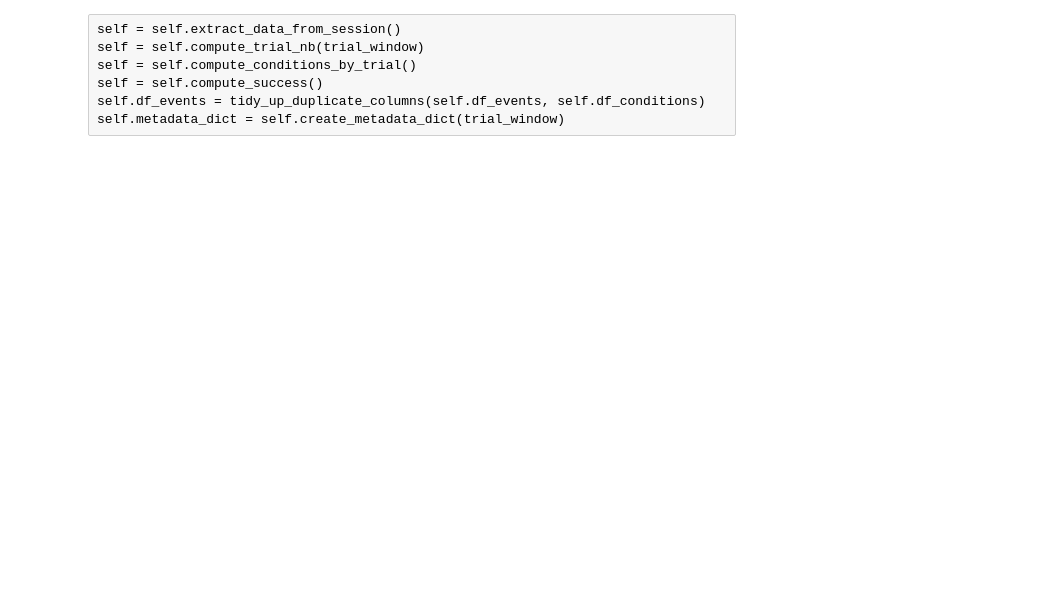
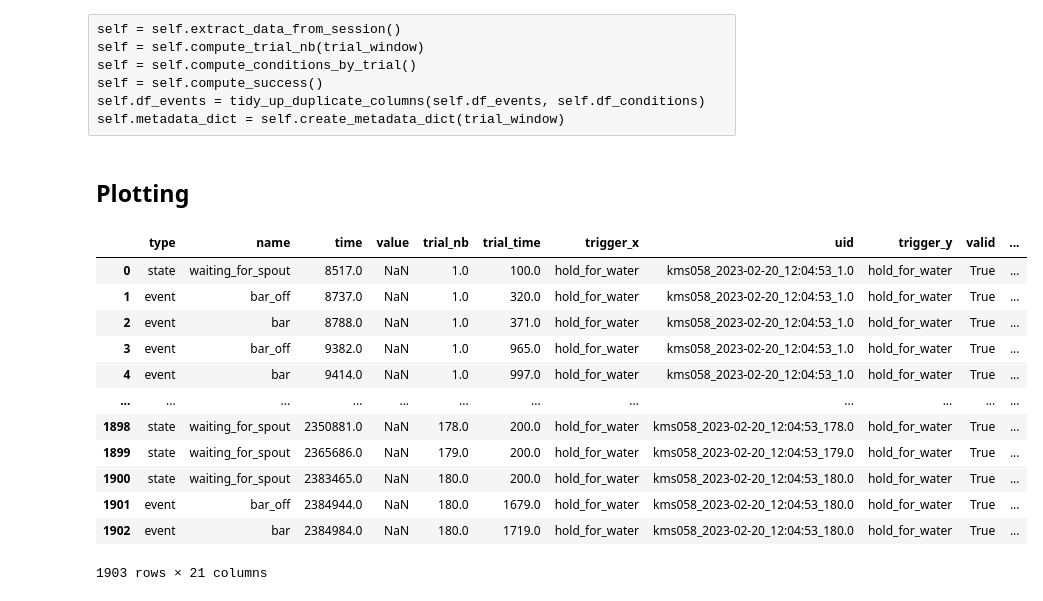
Before and after one commit to juliencarponcy/trialexp, a Jupyter notebook: notebooks/noncanonical/single_session_analsysis/Convert dataset.ipynb, the cells around one changed output. Saved outputs shown, nothing was run; the diff lists cells and outputs as text; code cells hidden in the pictures; blank space fills up the shorter version.

```diff
--- a/notebooks/noncanonical/single_session_analsysis/Convert dataset.ipynb
+++ b/notebooks/noncanonical/single_session_analsysis/Convert dataset.ipynb
@@ -145,3 +94,5 @@ self = self.compute_conditions_by_trial()
 self = self.compute_success()
 self.df_events = tidy_up_duplicate_columns(self.df_events, self.df_conditions)
 self.metadata_dict = self.create_metadata_dict(trial_window)
+# %% [markdown]
+## Plotting
@@ -147,0 +101,16 @@ self.metadata_dict = self.create_metadata_dict(trial_window)
+# %%
+df_events_cond
+# %% [output]
+|  | type | name | time | value | trial_nb | trial_time | trigger_x | uid | trigger_y | valid | ... |
+| 0 | state | waiting_for_spout | 8517.0 | NaN | 1.0 | 100.0 | hold_for_water | kms058_2023-02-20_12:04:53_1.0 | hold_for_water | True | ... |
+| 1 | event | bar_off | 8737.0 | NaN | 1.0 | 320.0 | hold_for_water | kms058_2023-02-20_12:04:53_1.0 | hold_for_water | True | ... |
+| 2 | event | bar | 8788.0 | NaN | 1.0 | 371.0 | hold_for_water | kms058_2023-02-20_12:04:53_1.0 | hold_for_water | True | ... |
+| 3 | event | bar_off | 9382.0 | NaN | 1.0 | 965.0 | hold_for_water | kms058_2023-02-20_12:04:53_1.0 | hold_for_water | True | ... |
+| 4 | event | bar | 9414.0 | NaN | 1.0 | 997.0 | hold_for_water | kms058_2023-02-20_12:04:53_1.0 | hold_for_water | True | ... |
+| ... | ... | ... | ... | ... | ... | ... | ... | ... | ... | ... | ... |
+| 1898 | state | waiting_for_spout | 2350881.0 | NaN | 178.0 | 200.0 | hold_for_water | kms058_2023-02-20_12:04:53_178.0 | hold_for_water | True | ... |
+| 1899 | state | waiting_for_spout | 2365686.0 | NaN | 179.0 | 200.0 | hold_for_water | kms058_2023-02-20_12:04:53_179.0 | hold_for_water | True | ... |
+| 1900 | state | waiting_for_spout | 2383465.0 | NaN | 180.0 | 200.0 | hold_for_water | kms058_2023-02-20_12:04:53_180.0 | hold_for_water | True | ... |
+| 1901 | event | bar_off | 2384944.0 | NaN | 180.0 | 1679.0 | hold_for_water | kms058_2023-02-20_12:04:53_180.0 | hold_for_water | True | ... |
+| 1902 | event | bar | 2384984.0 | NaN | 180.0 | 1719.0 | hold_for_water | kms058_2023-02-20_12:04:53_180.0 | hold_for_water | True | ... |
+1903 rows × 21 columns
```
Also changed, not shown: parts of 13 cells of this notebook, 1 other file.
